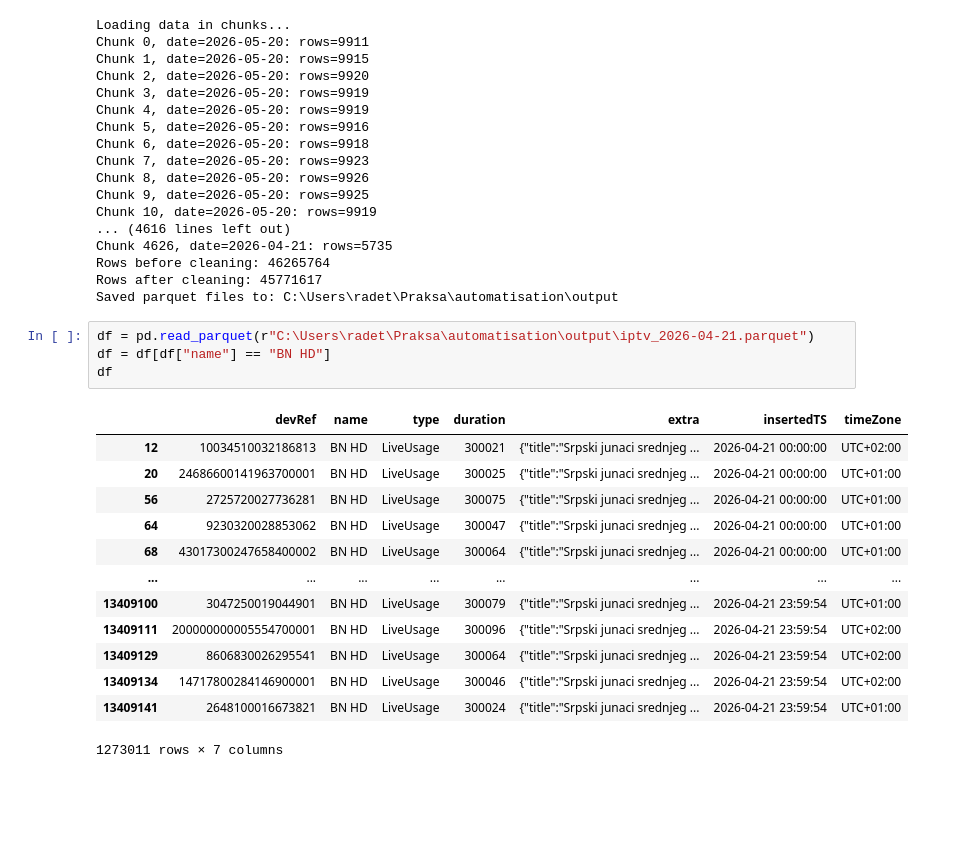
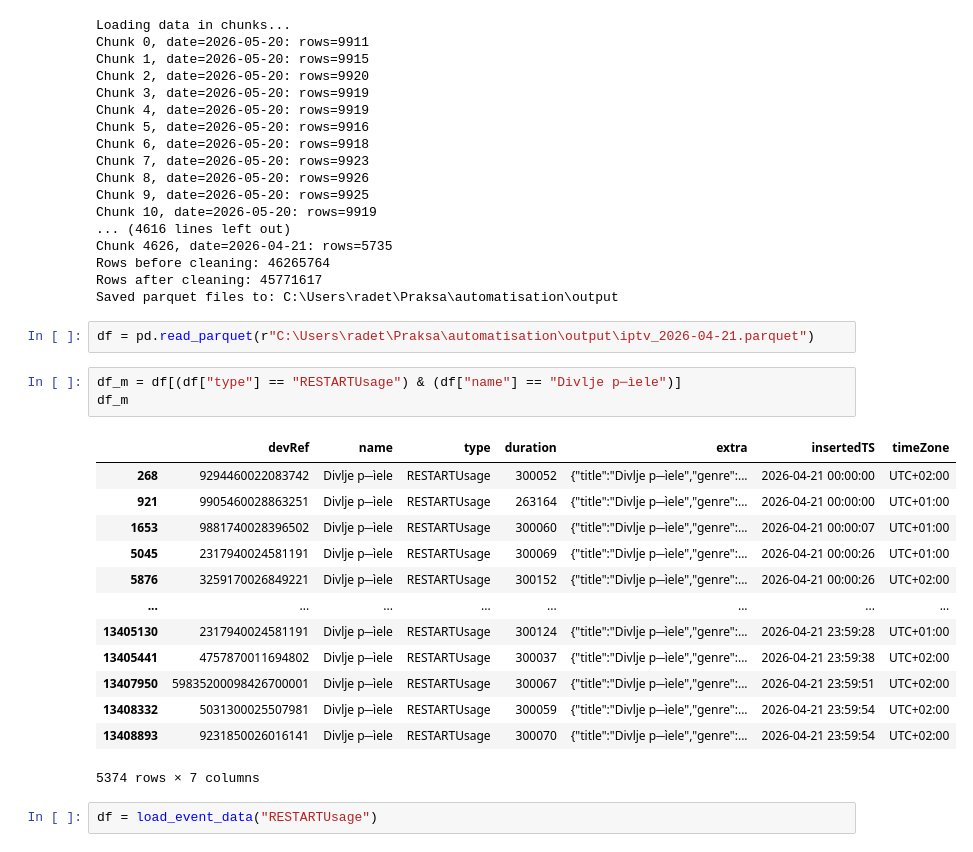
Before and after one commit to Radomir00/tv-channel-stats, a Jupyter notebook: ipynb/test.ipynb, the cells around one changed output. Cells and saved outputs as stored; diff of their text form; blank space fills up the shorter version.

```diff
--- a/ipynb/test.ipynb
+++ b/ipynb/test.ipynb
@@ -96,19 +96,22 @@ Rows after cleaning: 45771617
 Saved parquet files to: C:\Users\radet\Praksa\automatisation\output
 # %%
 df = pd.read_parquet(r"C:\Users\radet\Praksa\automatisation\output\iptv_2026-04-21.parquet")
-df = df[df["name"] == "BN HD"]
-df
-# %% [output]
-|  | devRef | name | type | duration | extra | insertedTS | timeZone |
-| 12 | 10034510032186813 | BN HD | LiveUsage | 300021 | {"title":"Srpski junaci srednjeg ... | 2026-04-21 00:00:00 | UTC+02:00 |
-| 20 | 24686600141963700001 | BN HD | LiveUsage | 300025 | {"title":"Srpski junaci srednjeg ... | 2026-04-21 00:00:00 | UTC+01:00 |
-| 56 | 2725720027736281 | BN HD | LiveUsage | 300075 | {"title":"Srpski junaci srednjeg ... | 2026-04-21 00:00:00 | UTC+01:00 |
-| 64 | 9230320028853062 | BN HD | LiveUsage | 300047 | {"title":"Srpski junaci srednjeg ... | 2026-04-21 00:00:00 | UTC+01:00 |
-| 68 | 43017300247658400002 | BN HD | LiveUsage | 300064 | {"title":"Srpski junaci srednjeg ... | 2026-04-21 00:00:00 | UTC+01:00 |
-| ... | ... | ... | ... | ... | ... | ... | ... |
-| 13409100 | 3047250019044901 | BN HD | LiveUsage | 300079 | {"title":"Srpski junaci srednjeg ... | 2026-04-21 23:59:54 | UTC+01:00 |
-| 13409111 | 200000000005554700001 | BN HD | LiveUsage | 300096 | {"title":"Srpski junaci srednjeg ... | 2026-04-21 23:59:54 | UTC+02:00 |
-| 13409129 | 8606830026295541 | BN HD | LiveUsage | 300064 | {"title":"Srpski junaci srednjeg ... | 2026-04-21 23:59:54 | UTC+02:00 |
-| 13409134 | 14717800284146900001 | BN HD | LiveUsage | 300046 | {"title":"Srpski junaci srednjeg ... | 2026-04-21 23:59:54 | UTC+02:00 |
-| 13409141 | 2648100016673821 | BN HD | LiveUsage | 300024 | {"title":"Srpski junaci srednjeg ... | 2026-04-21 23:59:54 | UTC+01:00 |
-1273011 rows × 7 columns
+# %%
+df_m = df[(df["type"] == "RESTARTUsage") & (df["name"] == "Divlje p─ìele")]
+df_m
+# %% [output]
+|  | devRef | name | type | duration | extra | insertedTS | timeZone |
+| 268 | 9294460022083742 | Divlje p─ìele | RESTARTUsage | 300052 | {"title":"Divlje p─ìele","genre":... | 2026-04-21 00:00:00 | UTC+02:00 |
+| 921 | 9905460028863251 | Divlje p─ìele | RESTARTUsage | 263164 | {"title":"Divlje p─ìele","genre":... | 2026-04-21 00:00:00 | UTC+01:00 |
+| 1653 | 9881740028396502 | Divlje p─ìele | RESTARTUsage | 300060 | {"title":"Divlje p─ìele","genre":... | 2026-04-21 00:00:07 | UTC+01:00 |
+| 5045 | 2317940024581191 | Divlje p─ìele | RESTARTUsage | 300069 | {"title":"Divlje p─ìele","genre":... | 2026-04-21 00:00:26 | UTC+01:00 |
+| 5876 | 3259170026849221 | Divlje p─ìele | RESTARTUsage | 300152 | {"title":"Divlje p─ìele","genre":... | 2026-04-21 00:00:26 | UTC+02:00 |
+| ... | ... | ... | ... | ... | ... | ... | ... |
+| 13405130 | 2317940024581191 | Divlje p─ìele | RESTARTUsage | 300124 | {"title":"Divlje p─ìele","genre":... | 2026-04-21 23:59:28 | UTC+01:00 |
+| 13405441 | 4757870011694802 | Divlje p─ìele | RESTARTUsage | 300037 | {"title":"Divlje p─ìele","genre":... | 2026-04-21 23:59:38 | UTC+02:00 |
+| 13407950 | 59835200098426700001 | Divlje p─ìele | RESTARTUsage | 300067 | {"title":"Divlje p─ìele","genre":... | 2026-04-21 23:59:51 | UTC+02:00 |
+| 13408332 | 5031300025507981 | Divlje p─ìele | RESTARTUsage | 300059 | {"title":"Divlje p─ìele","genre":... | 2026-04-21 23:59:54 | UTC+02:00 |
+| 13408893 | 9231850026016141 | Divlje p─ìele | RESTARTUsage | 300070 | {"title":"Divlje p─ìele","genre":... | 2026-04-21 23:59:54 | UTC+02:00 |
+5374 rows × 7 columns
+# %%
+df = load_event_data("RESTARTUsage")
```
Also changed, not shown: parts of 2 cells of this notebook, 4 other files.
